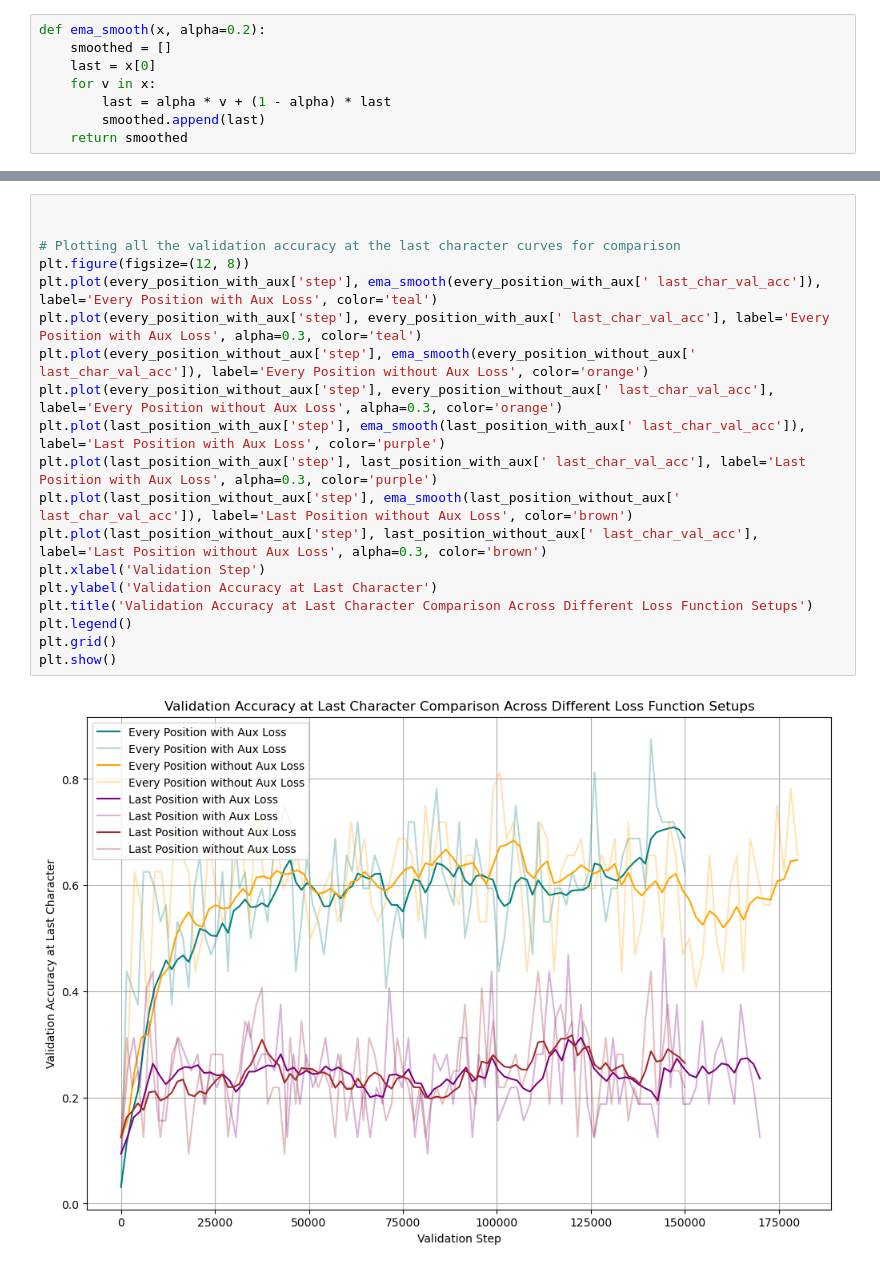
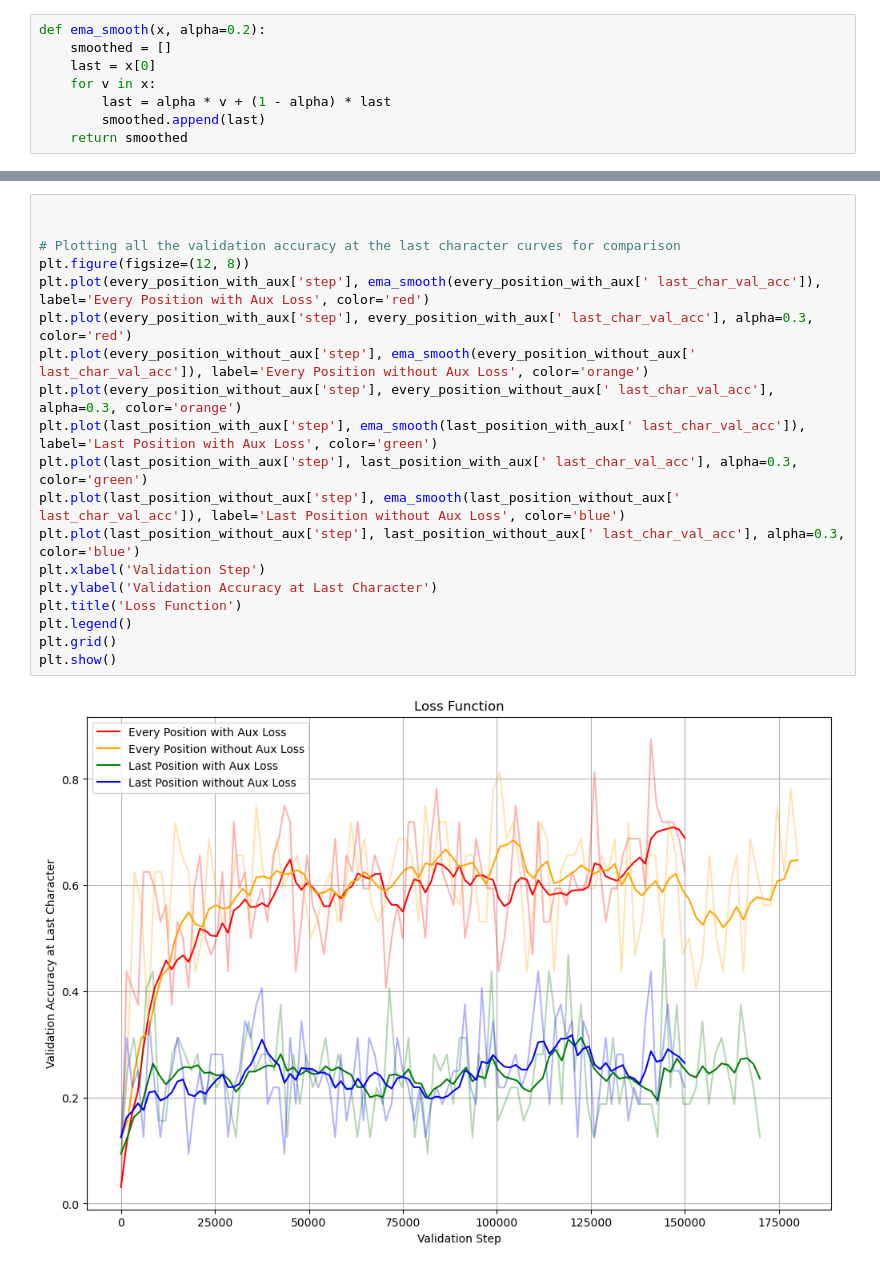
Before and after one commit to robbiechia/character_LLM, a Jupyter notebook: ablations/1.loss_function/results_comparison.ipynb, the cells around one changed output, grey strips where cells are left out. Cells and saved outputs as stored; diff of their text form.

Commit message:
replotted comparison plots

```diff
--- a/ablations/1.loss_function/results_comparison.ipynb
+++ b/ablations/1.loss_function/results_comparison.ipynb
@@ -57,21 +58,21 @@ plt.show()
 # %%
 
 
 # Plotting all the validation accuracy at the last character curves for comparison
 plt.figure(figsize=(12, 8))
-plt.plot(every_position_with_aux['step'], ema_smooth(every_position_with_aux[' last_char_val_acc']), label='Every Position with Aux Loss', color='teal')
-plt.plot(every_position_with_aux['step'], every_position_with_aux[' last_char_val_acc'], label='Every Position with Aux Loss', alpha=0.3, color='teal')
+plt.plot(every_position_with_aux['step'], ema_smooth(every_position_with_aux[' last_char_val_acc']), label='Every Position with Aux Loss', color='red')
+plt.plot(every_position_with_aux['step'], every_position_with_aux[' last_char_val_acc'], alpha=0.3, color='red')
 plt.plot(every_position_without_aux['step'], ema_smooth(every_position_without_aux[' last_char_val_acc']), label='Every Position without Aux Loss', color='orange')
-plt.plot(every_position_without_aux['step'], every_position_without_aux[' last_char_val_acc'], label='Every Position without Aux Loss', alpha=0.3, color='orange')
-plt.plot(last_position_with_aux['step'], ema_smooth(last_position_with_aux[' last_char_val_acc']), label='Last Position with Aux Loss', color='purple')
-plt.plot(last_position_with_aux['step'], last_position_with_aux[' last_char_val_acc'], label='Last Position with Aux Loss', alpha=0.3, color='purple')
-plt.plot(last_position_without_aux['step'], ema_smooth(last_position_without_aux[' last_char_val_acc']), label='Last Position without Aux Loss', color='brown')
-plt.plot(last_position_without_aux['step'], last_position_without_aux[' last_char_val_acc'], label='Last Position without Aux Loss', alpha=0.3, color='brown')
+plt.plot(every_position_without_aux['step'], every_position_without_aux[' last_char_val_acc'], alpha=0.3, color='orange')
+plt.plot(last_position_with_aux['step'], ema_smooth(last_position_with_aux[' last_char_val_acc']), label='Last Position with Aux Loss', color='green')
+plt.plot(last_position_with_aux['step'], last_position_with_aux[' last_char_val_acc'], alpha=0.3, color='green')
+plt.plot(last_position_without_aux['step'], ema_smooth(last_position_without_aux[' last_char_val_acc']), label='Last Position without Aux Loss', color='blue')
+plt.plot(last_position_without_aux['step'], last_position_without_aux[' last_char_val_acc'], alpha=0.3, color='blue')
 plt.xlabel('Validation Step')
 plt.ylabel('Validation Accuracy at Last Character')
-plt.title('Validation Accuracy at Last Character Comparison Across Different Loss Function Setups')
+plt.title('Loss Function')
 plt.legend()
 plt.grid()
 plt.show()
 # %% [output]
-[figure, old version]
+[figure, new version]
```
Also changed, not shown: parts of 2 cells of this notebook, 25 other files.
